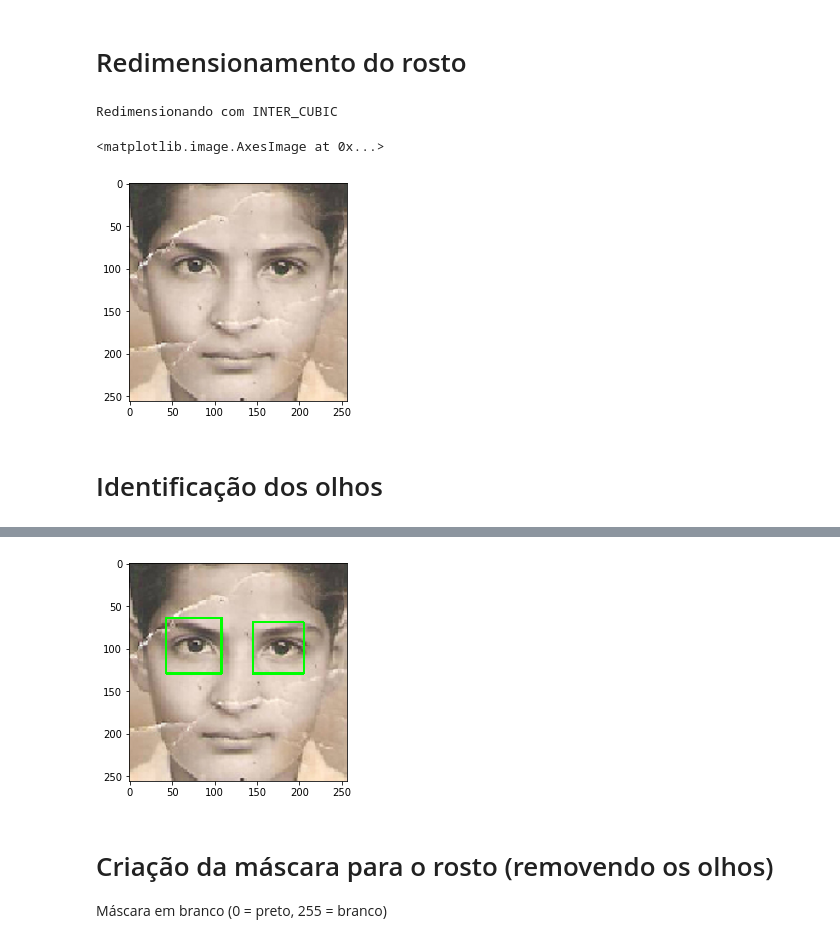
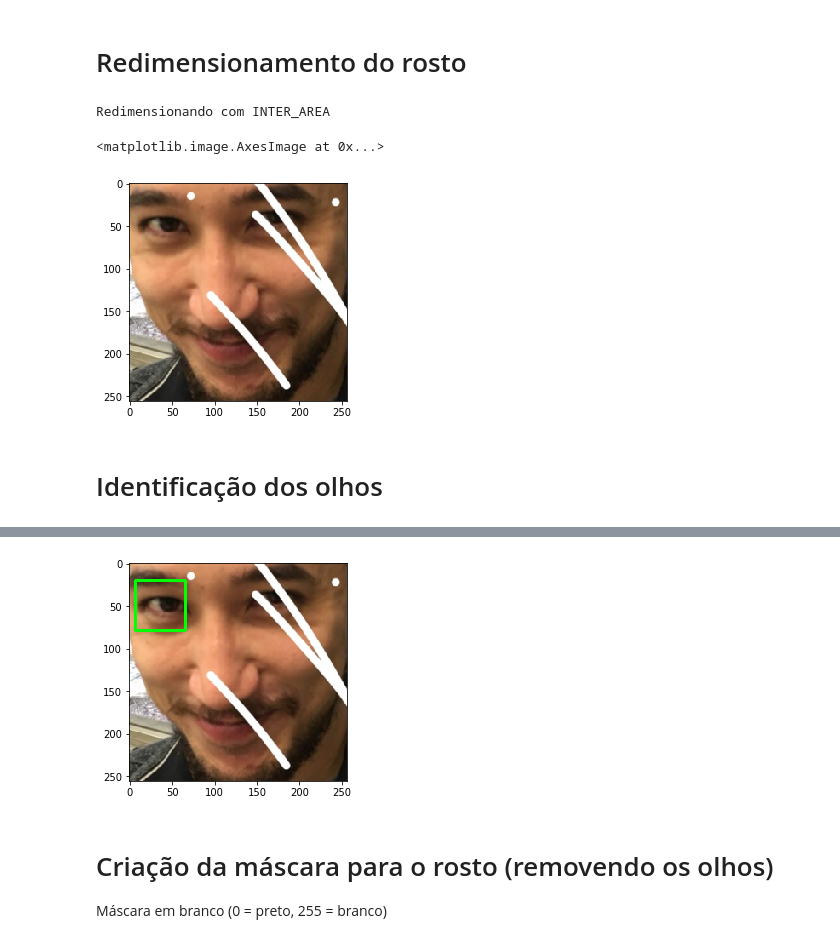
Before and after one commit to izabel-ferrari/projeto-formatura-poli, a Jupyter notebook: Inpaint.ipynb, the cells around one changed output, grey strips where cells are left out. Cells and saved outputs as stored; diff of their text form; code cells hidden in the pictures.

```diff
--- a/Inpaint.ipynb
+++ b/Inpaint.ipynb
@@ -16,6 +16,6 @@ import time
 # %%
 # Nome da imagem a ser carregada (sem extensao)
-IMG_NAME = 'img_1'
+IMG_NAME = 'img_5'
 
 # Extensao JPG (não alterar)
 IMG_EXTENSION = '.jpg'
@@ -122,6 +124,8 @@ eye_cascade = cv2.CascadeClassifier(CASCADE_DIR_PATH + 'haarcascade_eye.xml')
 image_gray = cv2.cvtColor(image, cv2.COLOR_BGR2GRAY)
 image_faces = face_cascade.detectMultiScale(image_gray, 1.3, 5)
 
+image_faces = [(200, 400, 350, 350)]
+
 for (x,y,w,h) in image_faces:
     cv2.rectangle(image_copy, (x,y), (x+w,y+h), (255,0,0), 2)
 
@@ -168,7 +172,7 @@ elif (w < FACE_SIZE) and (h < FACE_SIZE):
 
 elif (w > FACE_SIZE) and (h > FACE_SIZE):
     print('Redimensionando com INTER_AREA')
-    face = cv2.resize(image_cropped, (FACE_SIZE, FACE_SIZE), interpolation = cv2.CV_INTER_AREA)
+    face = cv2.resize(image_cropped, (FACE_SIZE, FACE_SIZE), interpolation = cv2.INTER_AREA)
 
 else:
     print('Não temos um quadrado!')
@@ -178,9 +182,9 @@ else:
 cv2.imwrite(FACE_FILEPATH, cv2.cvtColor(face, cv2.COLOR_BGR2RGB))
 plt.imshow(face)
 # %% [output]
-Redimensionando com INTER_CUBIC
+Redimensionando com INTER_AREA
 <matplotlib.image.AxesImage at 0x...>
-[figure, old version]
+[figure, new version]
 # %% [markdown]
 <h1>Identificação dos olhos</h1>
 # %%
@@ -209,6 +213,9 @@ if len(face_eyes) > 2:
             true_eyes[1] = face_eye
         else:
             pass
+else:
+    true_eyes = face_eyes
+
 
 for (ex, ey, ew, eh) in true_eyes:
     cv2.rectangle(face_copy, (ex, ey), (ex + ew, ey + eh), (0, 255, 0), 2)
@@ -220,4 +227,4 @@ Wall time: 56.5 ms
-[figure, old version]
+[figure, new version]
 # %% [markdown]
 <h1> Criação da máscara para o rosto (removendo os olhos)</h1>
 Máscara em branco (0 = preto, 255 = branco)
```
Also changed, not shown: parts of 11 cells of this notebook.
